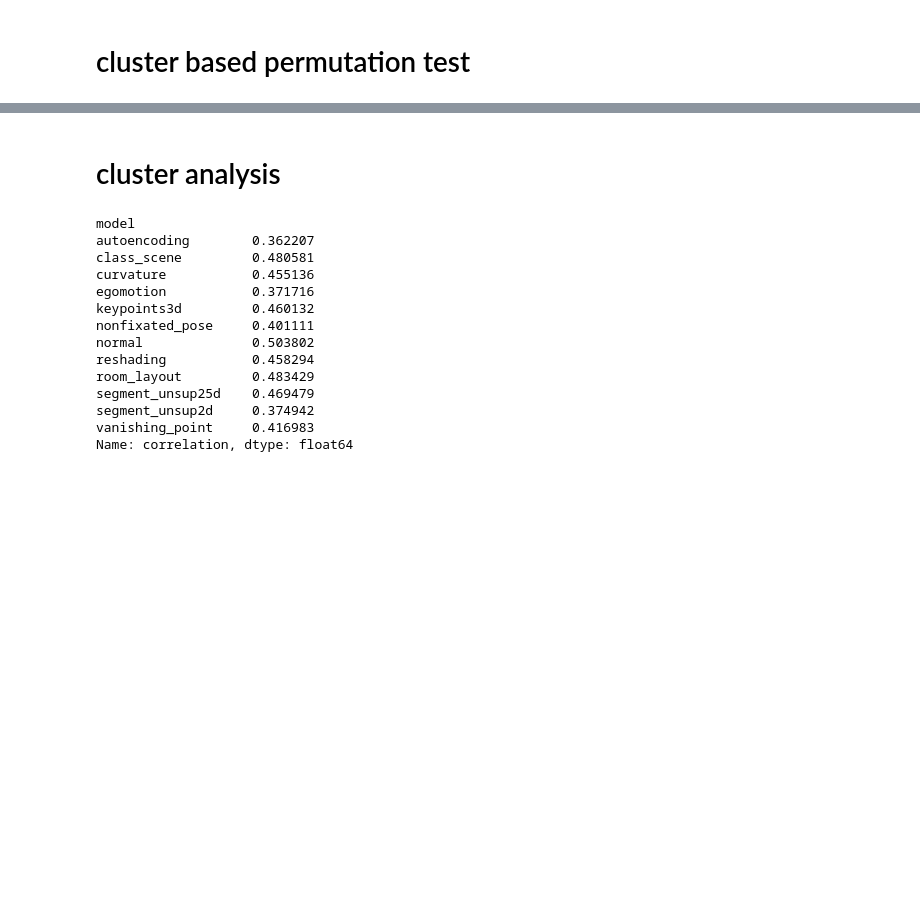
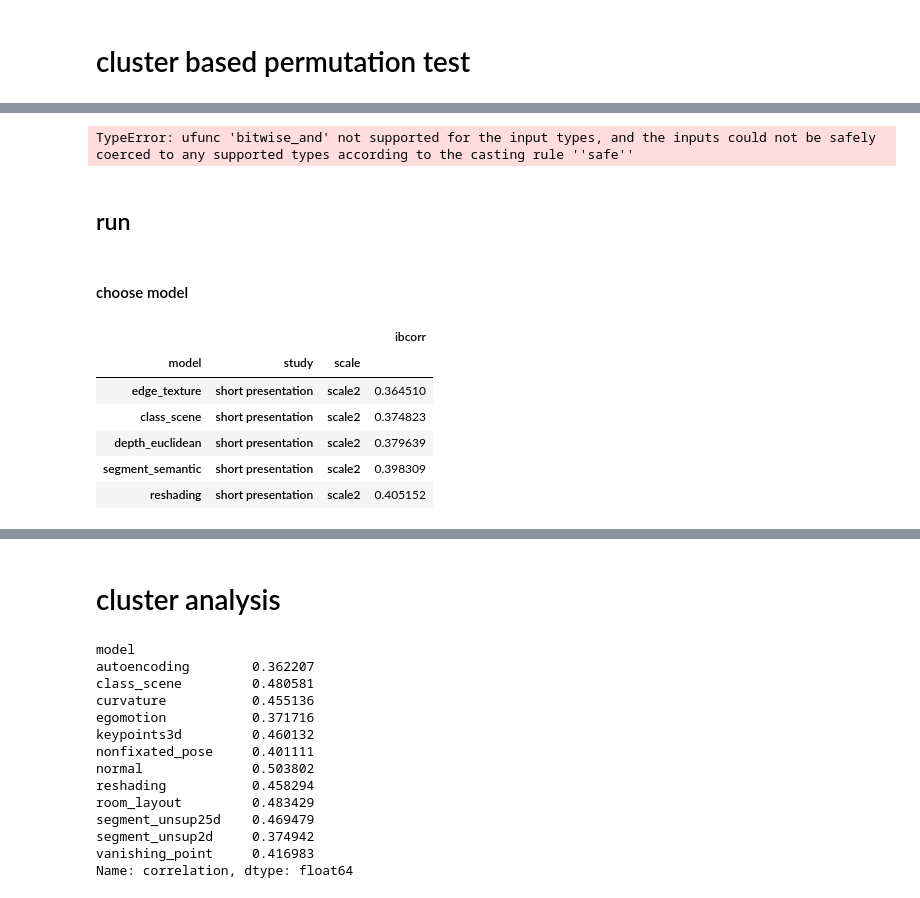
Before and after one commit to toniklenk/analysis-taskonomy, a Jupyter notebook: scripts/factor3 spatialintegration.ipynb, the cells around one changed output, grey strips where cells are left out. Cells and saved outputs as stored; diff of their text form; code cells hidden in the pictures; blank space fills up the shorter version.

```diff
--- a/scripts/factor3 spatialintegration.ipynb
+++ b/scripts/factor3 spatialintegration.ipynb
@@ -659,0 +792,16 @@ def generate_permutation_distribtion(
+# %%
+for x, y, z in product(range(dims[0]), range(dims[1]), range(dims[2])):
+
+    if input_array[x, y, z] and not visited[x, y, z]:
+        labeled_array, num_features = label(input_array & ~visited, structure=structure)
+        cluster_idx = labeled_array[x, y, z]
+
+        if cluster_idx > 0:
+            cluster_mask = labeled_array == cluster_idx
+            visited[cluster_mask] = True
+            if cluster_mask.sum() > 1:
+                cluster_array = np.zeros_like(input_array)
+                cluster_array[cluster_mask] = True
+                clusters.append(cluster_array)
+# %% [output]
+TypeError: ufunc 'bitwise_and' not supported for the input types, and the inputs could not be safely coerced to any supported types according to the casting rule ''safe''
@@ -659,0 +811,15 @@ def generate_permutation_distribtion(
+# %% [markdown]
+## run
+# %% [markdown]
+#### choose model
+# %%
+# choose best model
+dfibcorr.groupby(["model","study","scale"]).max().loc[(slice(None),"short presentation",["scale2"])].sort_values("ibcorr").iloc[-5:]
+# %% [output]
+|  |  |  | ibcorr |
+| model | study | scale |  |
+| edge_texture | short presentation | scale2 | 0.364510 |
+| class_scene | short presentation | scale2 | 0.374823 |
+| depth_euclidean | short presentation | scale2 | 0.379639 |
+| segment_semantic | short presentation | scale2 | 0.398309 |
+| reshading | short presentation | scale2 | 0.405152 |
```
Also changed, not shown: parts of 66 cells of this notebook, 1 other file.
